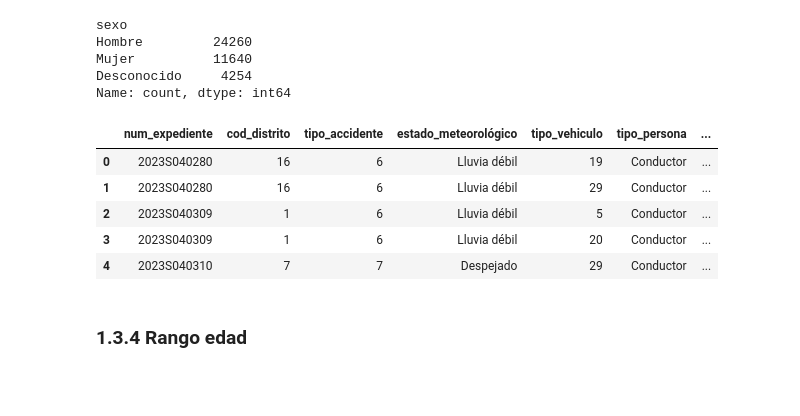
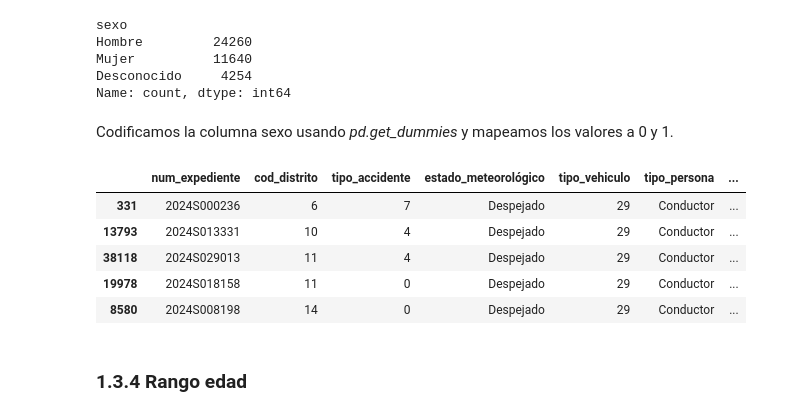
Before and after one commit to kliniik/Practica_AAI_2, a Jupyter notebook: 1_jerarquico.ipynb, the cells around one changed output. Cells and saved outputs as stored; diff of their text form; code cells hidden in the pictures; blank space fills up the shorter version.

```diff
--- a/1_jerarquico.ipynb
+++ b/1_jerarquico.ipynb
@@ -521,0 +571,3 @@ lesividad_dict
+# %%
+# change the values in the lesividad column
+df['cod_lesividad'] = df['cod_lesividad'].map(severity_order)
@@ -562,7 +628,6 @@ plt.show()
 [figure]
 # %%
 df['fecha'] = pd.to_datetime(df['fecha'], format='%d/%M/%Y', errors='coerce')
-df['fecha_year'] = df['fecha'].dt.year
 df['fecha_month'] = df['fecha'].dt.month
 df['fecha_day'] = df['fecha'].dt.day
 df.drop(columns=['fecha'], inplace=True)
@@ -625,23 +690,23 @@ Hombre         24260
 Mujer          11640
 Desconocido     4254
 Name: count, dtype: int64
+# %% [markdown]
+Codificamos la columna sexo usando *pd.get_dummies* y mapeamos los valores a 0 y 1.
+# %%
+df = pd.get_dummies(df, columns=['sexo'], dtype=int)
 # %%
-# codificamos la columna sexo con dumies
-# H/M según columna y "False false" = desconocido
-df = pd.get_dummies(df, columns=['sexo'], drop_first=True)
-
-# Como hicimos con la columna alcohol, preferimos valores numéricos a booleanos
-df['sexo_Hombre'] = df['sexo_Hombre'].map({True: 1, False: 0})
-df['sexo_Mujer'] = df['sexo_Mujer'].map({True: 1, False: 0})
+# df['sexo_Hombre'] = df['sexo_Hombre'].map({True: 1, False: 0})
+# df['sexo_Mujer'] = df['sexo_Mujer'].map({True: 1, False: 0})
+# df['sexo_Desconocido'] = df['sexo_Desconocido'].map({True: 1, False: 0})
-# %%
-df.head()
-# %% [output]
-|  | num_expediente | cod_distrito | tipo_accidente | estado_meteorológico | tipo_vehiculo | tipo_persona | ... |
-| 0 | 2023S040280 | 16 | 6 | Lluvia débil | 19 | Conductor | ... |
-| 1 | 2023S040280 | 16 | 6 | Lluvia débil | 29 | Conductor | ... |
-| 2 | 2023S040309 | 1 | 6 | Lluvia débil | 5 | Conductor | ... |
-| 3 | 2023S040309 | 1 | 6 | Lluvia débil | 20 | Conductor | ... |
-| 4 | 2023S040310 | 7 | 7 | Despejado | 29 | Conductor | ... |
+# %%
+df.sample(5)
+# %% [output]
+|  | num_expediente | cod_distrito | tipo_accidente | estado_meteorológico | tipo_vehiculo | tipo_persona | ... |
+| 331 | 2024S000236 | 6 | 7 | Despejado | 29 | Conductor | ... |
+| 13793 | 2024S013331 | 10 | 4 | Despejado | 29 | Conductor | ... |
+| 38118 | 2024S029013 | 11 | 4 | Despejado | 29 | Conductor | ... |
+| 19978 | 2024S018158 | 11 | 0 | Despejado | 29 | Conductor | ... |
+| 8580 | 2024S008198 | 14 | 0 | Despejado | 29 | Conductor | ... |
 # %% [markdown]
 ### 1.3.4 Rango edad
 # %%
```
Also changed, not shown: parts of 53 cells of this notebook.
